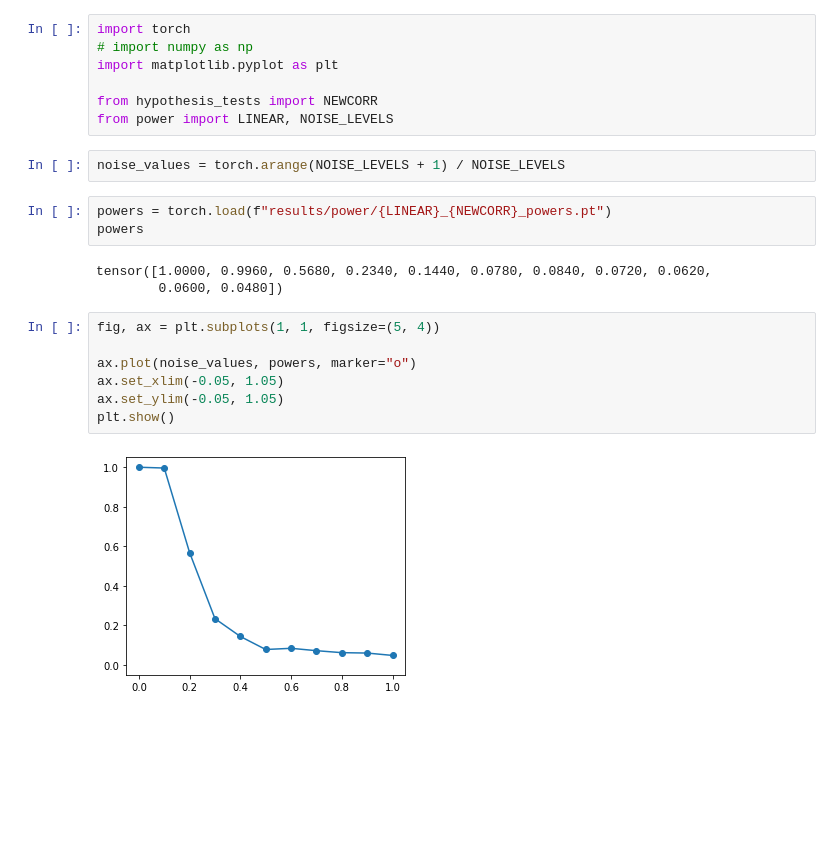
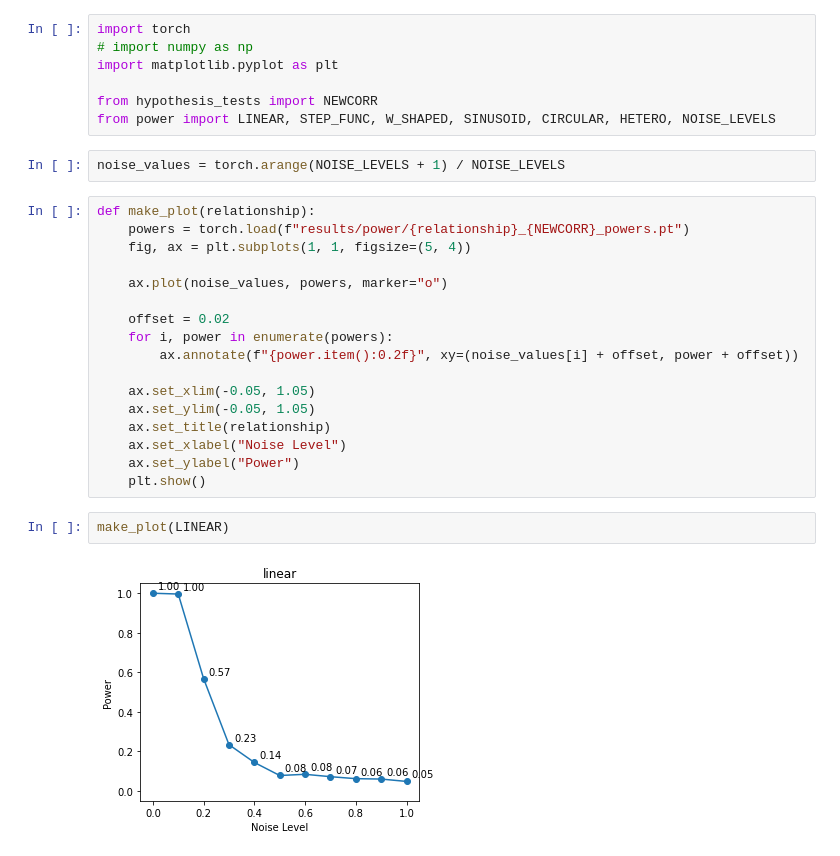
Before and after one commit to ronakdm/prelim, a Jupyter notebook: figure-5.ipynb, the cells around one changed output. Drawn from its saved outputs; the diff is of its cells as text; blank space fills up the shorter version.

```diff
--- a/figure-5.ipynb
+++ b/figure-5.ipynb
@@ -4,21 +4,27 @@ import torch
 import matplotlib.pyplot as plt
 
 from hypothesis_tests import NEWCORR
-from power import LINEAR, NOISE_LEVELS
+from power import LINEAR, STEP_FUNC, W_SHAPED, SINUSOID, CIRCULAR, HETERO, NOISE_LEVELS
 # %%
 noise_values = torch.arange(NOISE_LEVELS + 1) / NOISE_LEVELS
-# %%
-powers = torch.load(f"results/power/{LINEAR}_{NEWCORR}_powers.pt")
-powers
-# %% [output]
-tensor([1.0000, 0.9960, 0.5680, 0.2340, 0.1440, 0.0780, 0.0840, 0.0720, 0.0620,
-        0.0600, 0.0480])
 # %%
-fig, ax = plt.subplots(1, 1, figsize=(5, 4))
+def make_plot(relationship):
+    powers = torch.load(f"results/power/{relationship}_{NEWCORR}_powers.pt")
+    fig, ax = plt.subplots(1, 1, figsize=(5, 4))
 
-ax.plot(noise_values, powers, marker="o")
-ax.set_xlim(-0.05, 1.05)
-ax.set_ylim(-0.05, 1.05)
-plt.show()
+    ax.plot(noise_values, powers, marker="o")
+
+    offset = 0.02
+    for i, power in enumerate(powers):
+        ax.annotate(f"{power.item():0.2f}", xy=(noise_values[i] + offset, power + offset))
+
+    ax.set_xlim(-0.05, 1.05)
+    ax.set_ylim(-0.05, 1.05)
+    ax.set_title(relationship)
+    ax.set_xlabel("Noise Level")
+    ax.set_ylabel("Power")
+    plt.show()
-# %% [output]
-[figure, removed]
+# %%
+make_plot(LINEAR)
+# %% [output]
+[figure, added]
```
Also changed, not shown: parts of 5 cells of this notebook, 11 other files.
